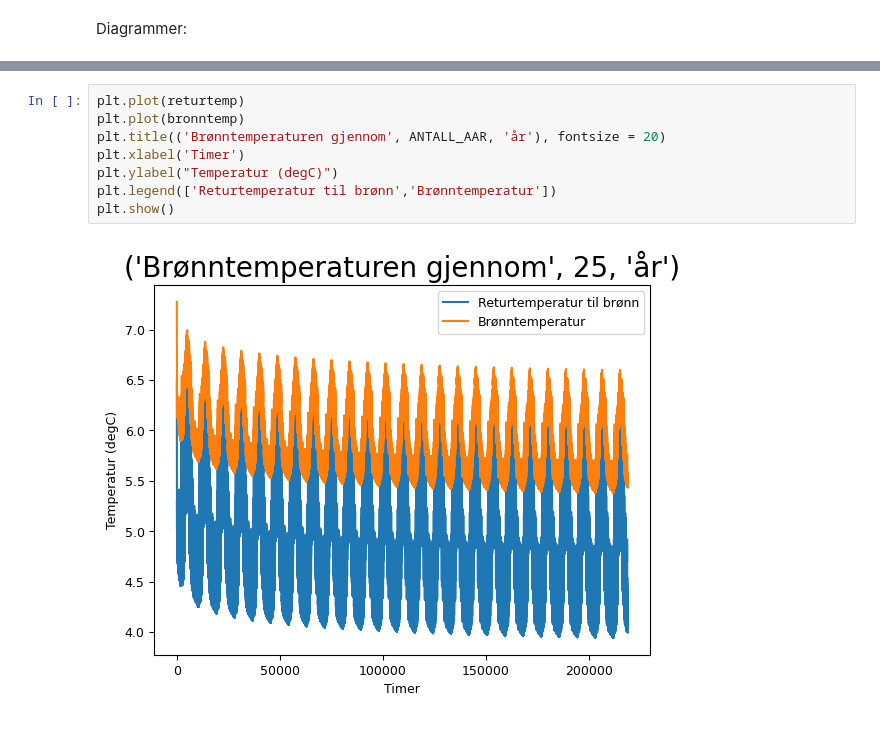
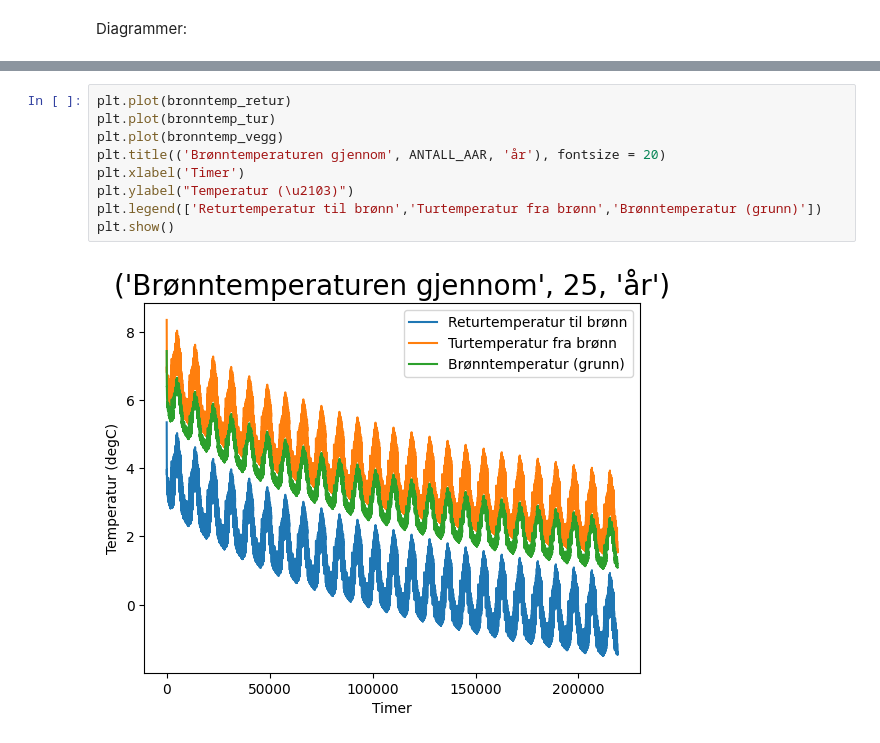
Before and after one commit to Aasmundfossum/Responstest, a Jupyter notebook: COP_bedre_enn_noen_gang.ipynb, the cells around one changed output, grey strips where cells are left out. Drawn from its saved outputs; the diff is of its cells as text.

```diff
--- a/COP_bedre_enn_noen_gang.ipynb
+++ b/COP_bedre_enn_noen_gang.ipynb
@@ -261,13 +322,14 @@ plt.show()
 # %%
-plt.plot(returtemp)
-plt.plot(bronntemp)
+plt.plot(bronntemp_retur)
+plt.plot(bronntemp_tur)
+plt.plot(bronntemp_vegg)
 plt.title(('Brønntemperaturen gjennom', ANTALL_AAR, 'år'), fontsize = 20)
 plt.xlabel('Timer')
-plt.ylabel("Temperatur (degC)")
-plt.legend(['Returtemperatur til brønn','Brønntemperatur'])
+plt.ylabel("Temperatur (\u2103)")
+plt.legend(['Returtemperatur til brønn','Turtemperatur fra brønn','Brønntemperatur (grunn)'])
 plt.show()
 # %% [output]
-[figure, old version]
+[figure, new version]
 # %%
 plt.plot(COP)
 plt.plot(np.array([snittCOP]*len(COP)))
```
Also changed, not shown: parts of 10 cells of this notebook, 1 other file.
